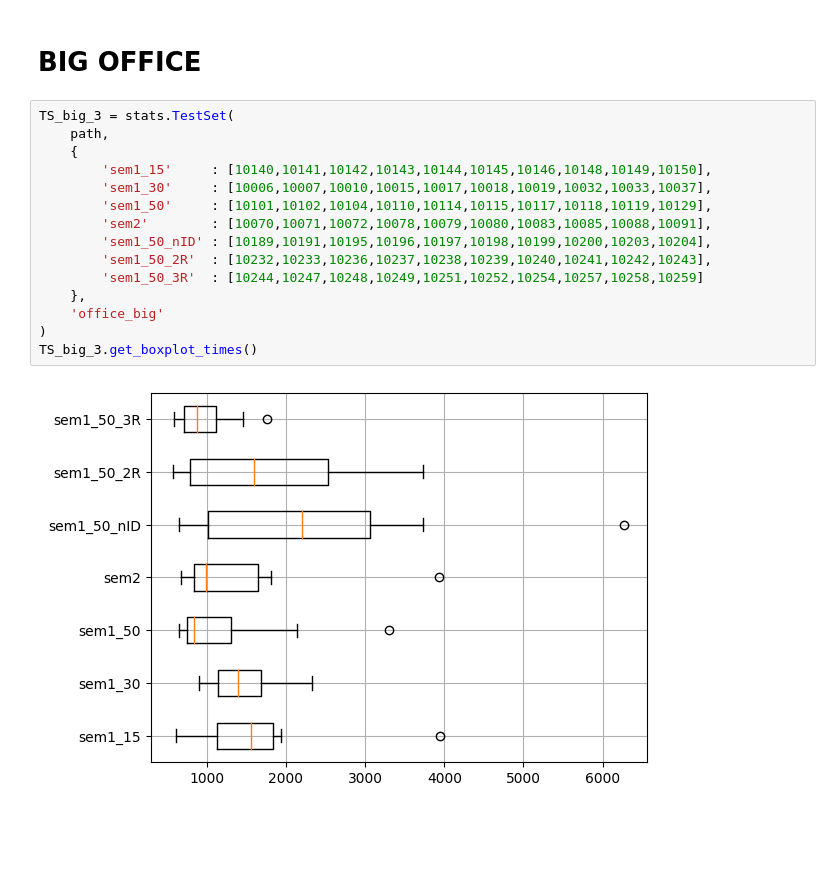
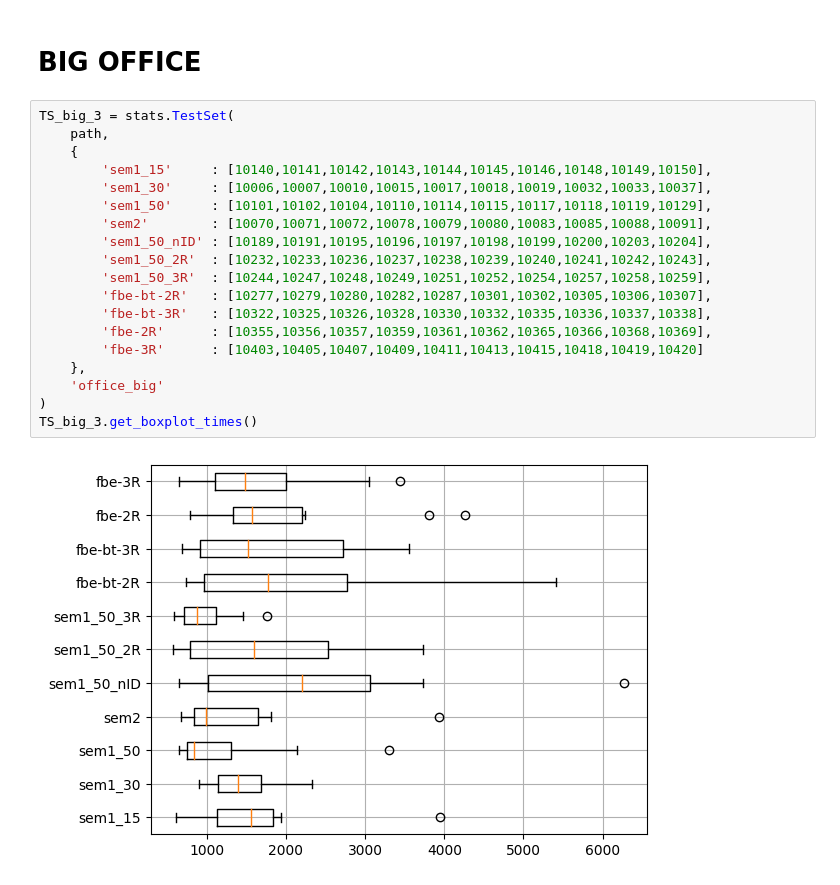
Before and after one commit to aislabunimi/multirobot_exploration_rendezvous, a Jupyter notebook: stats/RAS1_stats.ipynb, the cells around one changed output. Drawn from its saved outputs; the diff is of its cells as text; blank space fills up the shorter version.

```diff
--- a/stats/RAS1_stats.ipynb
+++ b/stats/RAS1_stats.ipynb
@@ -52,17 +45,21 @@ TS_office2_3.get_boxplot_perc_areas()
 # %%
 TS_big_3 = stats.TestSet(
     path,
     {
         'sem1_15'     : [10140,10141,10142,10143,10144,10145,10146,10148,10149,10150],
         'sem1_30'     : [10006,10007,10010,10015,10017,10018,10019,10032,10033,10037],
         'sem1_50'     : [10101,10102,10104,10110,10114,10115,10117,10118,10119,10129],
         'sem2'        : [10070,10071,10072,10078,10079,10080,10083,10085,10088,10091],
         'sem1_50_nID' : [10189,10191,10195,10196,10197,10198,10199,10200,10203,10204],
         'sem1_50_2R'  : [10232,10233,10236,10237,10238,10239,10240,10241,10242,10243],
-        'sem1_50_3R'  : [10244,10247,10248,10249,10251,10252,10254,10257,10258,10259]
+        'sem1_50_3R'  : [10244,10247,10248,10249,10251,10252,10254,10257,10258,10259],
+        'fbe-bt-2R'   : [10277,10279,10280,10282,10287,10301,10302,10305,10306,10307],
+        'fbe-bt-3R'   : [10322,10325,10326,10328,10330,10332,10335,10336,10337,10338],
+        'fbe-2R'      : [10355,10356,10357,10359,10361,10362,10365,10366,10368,10369],
+        'fbe-3R'      : [10403,10405,10407,10409,10411,10413,10415,10418,10419,10420]
     },
     'office_big'
 )
 TS_big_3.get_boxplot_times()
 # %% [output]
-[figure, old version]
+[figure, new version]
```
Also changed, not shown: parts of 6 cells of this notebook, 9 other files.
